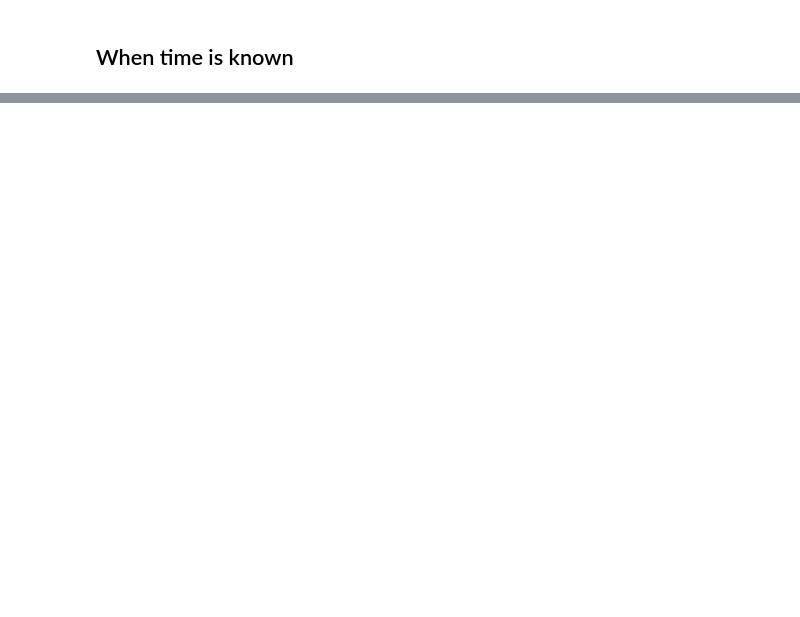
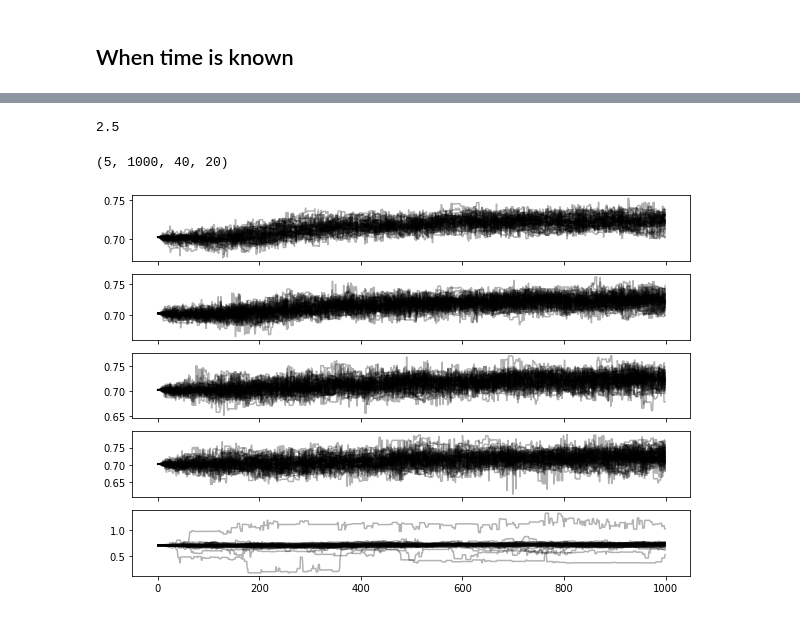
Before and after one commit to hhnam96/AstroGeo, a Jupyter notebook: ETP.ipynb, the cells around one changed output, grey strips where cells are left out. Saved outputs shown, nothing was run; the diff lists cells and outputs as text; code cells hidden in the pictures; blank space fills up the shorter version.

```diff
--- a/ETP.ipynb
+++ b/ETP.ipynb
@@ -153,0 +701,6 @@ print(r2_score(y_true, y_pred), r2_score(y, y_pred))
+# %%
+def loglike_wrapper(func, depth_genes):
+    def wrap(x, *args, **kwargs):
+        result = func([depth_genes, x], *args, **kwargs)
+        return result
+    return wrap
@@ -153,0 +713,4 @@ print(r2_score(y_true, y_pred), r2_score(y, y_pred))
+# %%
+5*1e-3*10*50
+# %% [output]
+2.5
@@ -153,0 +757,25 @@ print(r2_score(y_true, y_pred), r2_score(y, y_pred))
+# %%
+samples = np.array([ptsampler.get_chain() for ptsampler in sampler.sampler ])
+samples.shape
+# %% [output]
+(5, 1000, 40, 20)
+# %%
+fig, axes = plt.subplots(n_temps, figsize=(10, 7), sharex=True)
+samples = np.array([ptsampler.get_chain() for ptsampler in sampler.sampler ])
+# logprob_sample = sampler.get_log_prob()
+
+# labels = ["m", "b", "log(f)"]
+for i in range(n_temps):
+    ax = axes[i]
+    [ax.plot(samples[i,:, j, 5], "k", alpha=0.3) for j in range(40) ]
+    # ax.set_xlim(0, len(samples))
+    # ax.axhline(params_best[i], ls="--", color="red")
+    # ax.set_ylabel(labels[i])
+    # ax.yaxis.set_label_coords(-0.1, 0.5)
+
+
+# axes[-1].plot(logprob_sample, "k", alpha=0.3)
+# axes[-1].axhline(logl(params_best), ls="--", color="red")
+# axes[-1].set_xlabel("step number");
+# %% [output]
+[figure, added]
```
Also changed, not shown: parts of 50 cells of this notebook, 7 other files.
